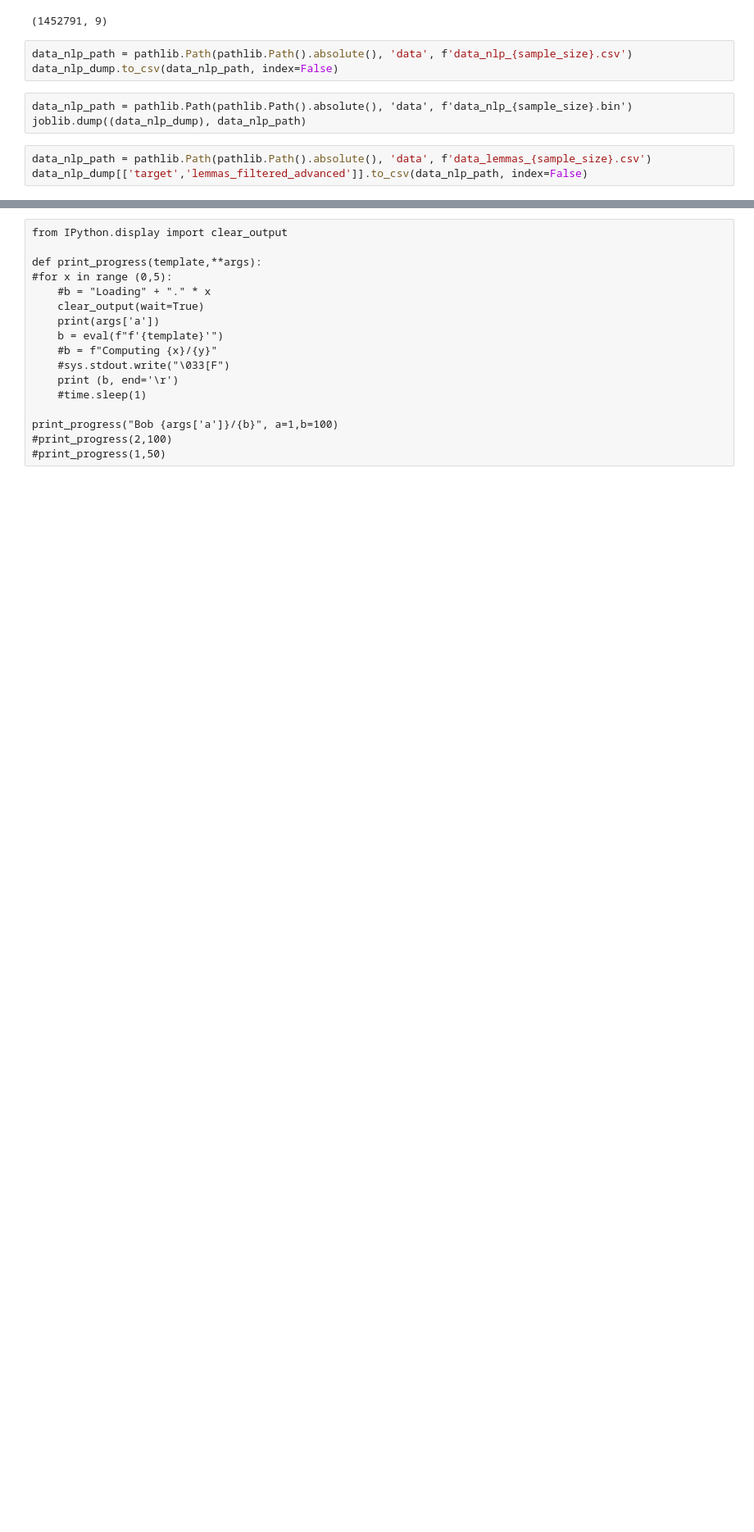
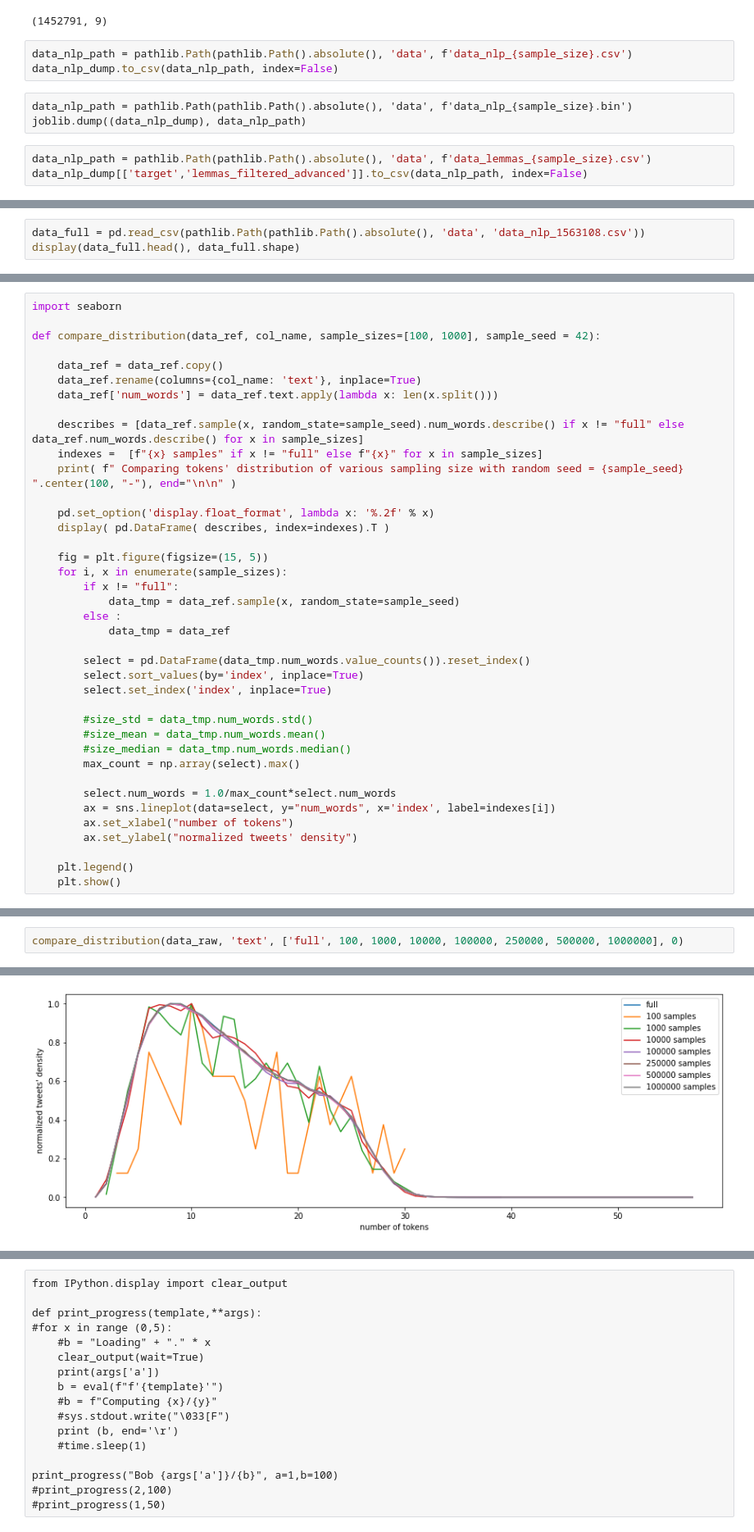
Before and after one commit to Valkea/OC_AI_07, a Jupyter notebook: 01_EDA.ipynb, the cells around one changed output, grey strips where cells are left out. Shown at 82% size. Saved outputs shown, nothing was run; the diff lists cells and outputs as text; blank space fills up the shorter version.

```diff
--- a/01_EDA.ipynb
+++ b/01_EDA.ipynb
@@ -1351,0 +1317,3 @@ sms.send()
+# %%
+data_full = pd.read_csv(pathlib.Path(pathlib.Path().absolute(), 'data', 'data_nlp_1563108.csv'))
+display(data_full.head(), data_full.shape)
@@ -1351,0 +1386,39 @@ sms.send()
+# %%
+import seaborn
+
+def compare_distribution(data_ref, col_name, sample_sizes=[100, 1000], sample_seed = 42):
+
+    data_ref = data_ref.copy()
+    data_ref.rename(columns={col_name: 'text'}, inplace=True)
+    data_ref['num_words'] = data_ref.text.apply(lambda x: len(x.split()))
+
+    describes = [data_ref.sample(x, random_state=sample_seed).num_words.describe() if x != "full" else data_ref.num_words.describe() for x in sample_sizes]
+    indexes =  [f"{x} samples" if x != "full" else f"{x}" for x in sample_sizes]
+    print( f" Comparing tokens' distribution of various sampling size with random seed = {sample_seed} ".center(100, "-"), end="\n\n" )
+
+    pd.set_option('display.float_format', lambda x: '%.2f' % x)
+    display( pd.DataFrame( describes, index=indexes).T )
+
+    fig = plt.figure(figsize=(15, 5))
+    for i, x in enumerate(sample_sizes):
+        if x != "full":
+            data_tmp = data_ref.sample(x, random_state=sample_seed)
+        else :
+            data_tmp = data_ref
+
+        select = pd.DataFrame(data_tmp.num_words.value_counts()).reset_index()
+        select.sort_values(by='index', inplace=True)
+        select.set_index('index', inplace=True)
+
+        #size_std = data_tmp.num_words.std()
+        #size_mean = data_tmp.num_words.mean()
+        #size_median = data_tmp.num_words.median()
+        max_count = np.array(select).max()
+
+        select.num_words = 1.0/max_count*select.num_words
+        ax = sns.lineplot(data=select, y="num_words", x='index', label=indexes[i])
+        ax.set_xlabel("number of tokens")
+        ax.set_ylabel("normalized tweets' density")
+
+    plt.legend()
+    plt.show()
@@ -1351,0 +1453,3 @@ sms.send()
+# %%
+compare_distribution(data_raw, 'text', ['full', 100, 1000, 10000, 100000, 250000, 500000, 1000000], 0)
+# %% [output]
@@ -1351,0 +1466 @@ sms.send()
+[figure, added]
```
Also changed, not shown: parts of 41 cells of this notebook.
